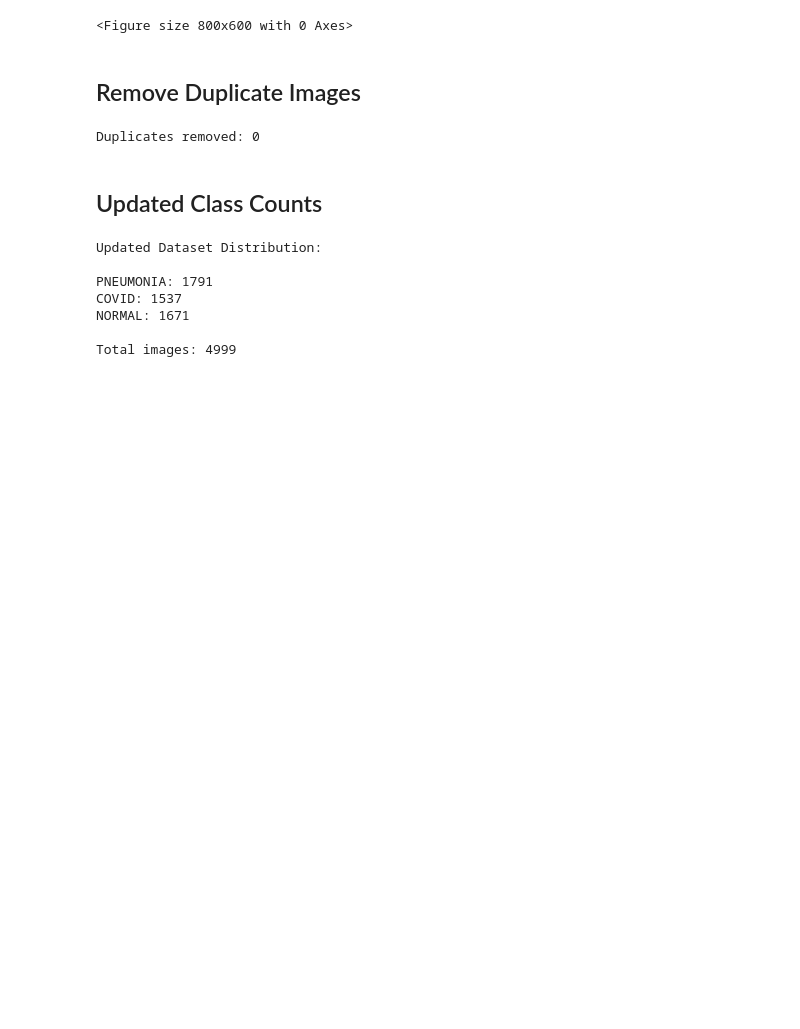
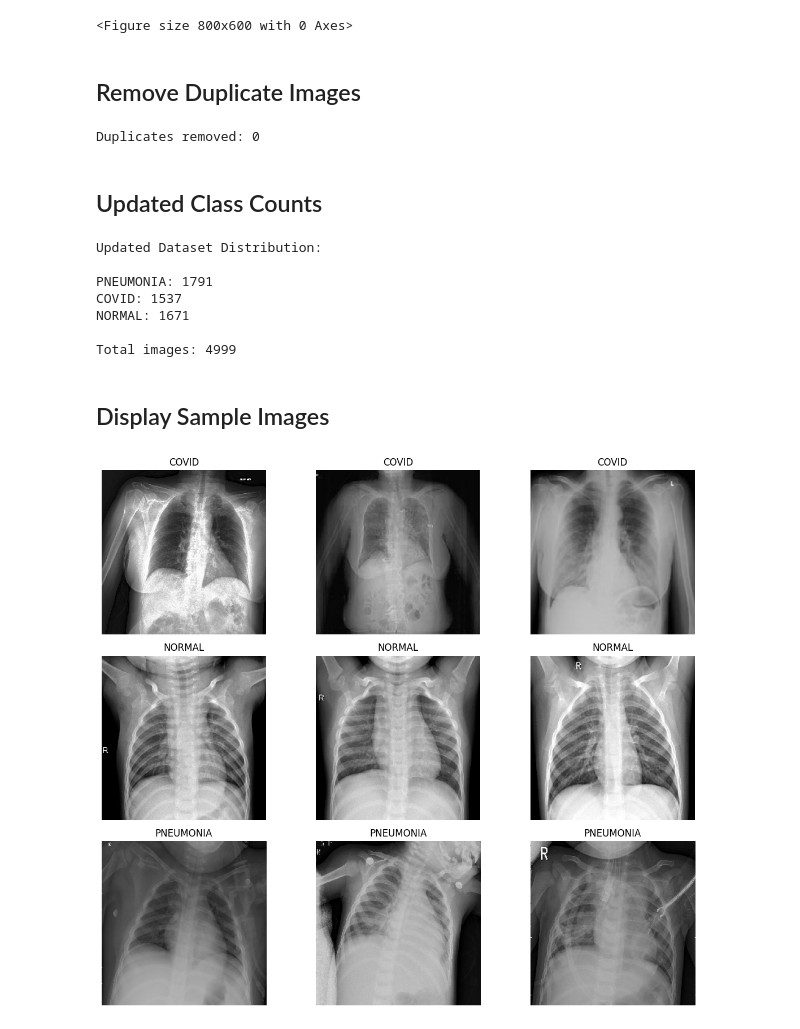
Before and after one commit to RAVIAPTISWETHA/COVID-19-Detection-from-Chest-X-ray-Images-Using-CNN-, a Jupyter notebook: COVID_19_DETECTIOIN_FROM_CHEST_X_RAY_IMAGES_USING_CNN.ipynb, the cells around one changed output. Saved outputs shown, nothing was run; the diff lists cells and outputs as text; code cells hidden in the pictures; blank space fills up the shorter version.

```diff
--- a/COVID_19_DETECTIOIN_FROM_CHEST_X_RAY_IMAGES_USING_CNN.ipynb
+++ b/COVID_19_DETECTIOIN_FROM_CHEST_X_RAY_IMAGES_USING_CNN.ipynb
@@ -189,3 +189,34 @@ COVID: 1537
 NORMAL: 1671
 
 Total images: 4999
+# %% [markdown]
+## Display Sample Images
+# %%
+classes = ["COVID", "NORMAL", "PNEUMONIA"]
+
+plt.figure(figsize=(12,10))
+
+plot_index = 1
+
+for cls in classes:
+    class_path = os.path.join(dataset_path, cls)
+
+    images = [img for img in os.listdir(class_path) if img.endswith(('.png', '.jpg', '.jpeg'))]
+
+    sample_images = random.sample(images, 3)
+
+    for img_name in sample_images:
+        img_path = os.path.join(class_path, img_name)
+        img = Image.open(img_path).convert("RGB")
+
+        plt.subplot(3, 3, plot_index)
+        plt.imshow(img)
+        plt.title(cls)
+        plt.axis('off')
+
+        plot_index += 1
+
+plt.tight_layout()
+plt.show()
+# %% [output]
+[figure, added]
```
